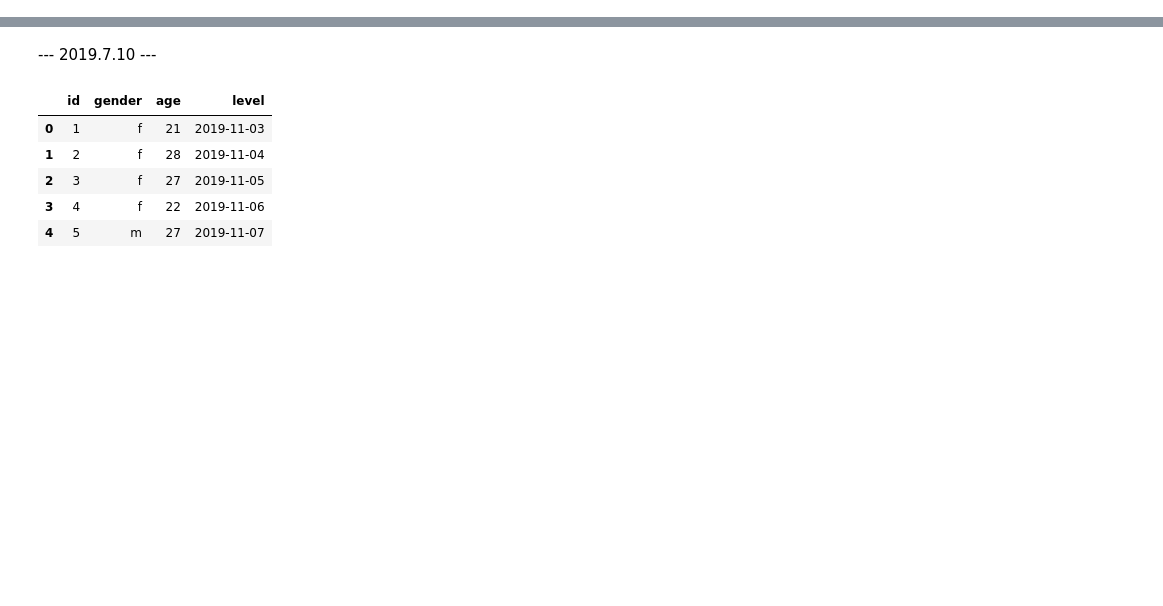
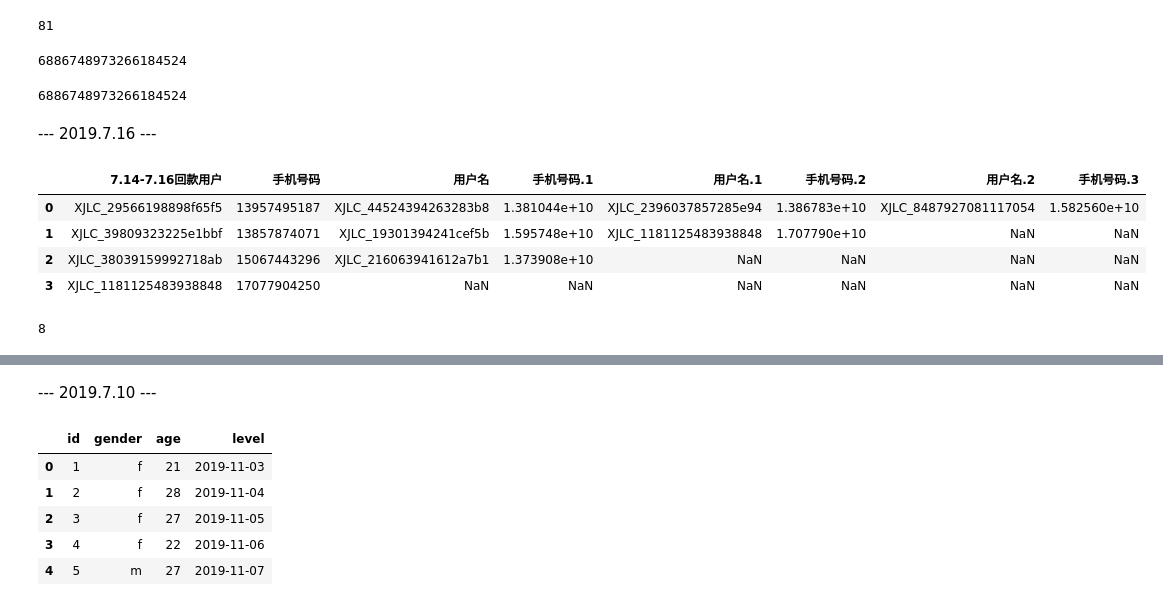
Before and after one commit to junzhu-github/jupyter_code, a Jupyter notebook: ipynb/tempt_notebook.ipynb, the cells around one changed output, grey strips where cells are left out. Cells and saved outputs as stored; diff of their text form; code cells hidden in the pictures; blank space fills up the shorter version.

```diff
--- a/ipynb/tempt_notebook.ipynb
+++ b/ipynb/tempt_notebook.ipynb
@@ -7,0 +735,30 @@ import matplotlib.pyplot as plt
+# %%
+x = 12345678987654321
+s = 0
+
+for i in str(x):
+    s += int(i)
+
+print(s)
+# %% [output]
+81
+# %%
+print(hash('wynfrith'))
+# %% [output]
+6886748973266184524
+# %%
+print(hash('wynfrith'))
+# %% [output]
+6886748973266184524
+# %% [markdown]
+--- 2019.7.16 ---
+# %%
+df = pd.read_excel(r'C:\Users\Dragon\Downloads\短信名单.xlsx')
+# %%
+df.head()
+# %% [output]
+|  | 7.14-7.16回款用户 | 手机号码 | 用户名 | 手机号码.1 | 用户名.1 | 手机号码.2 | 用户名.2 | 手机号码.3 |
+| 0 | XJLC_29566198898f65f5 | 13957495187 | XJLC_44524394263283b8 | 1.381044e+10 | XJLC_2396037857285e94 | 1.386783e+10 | XJLC_8487927081117054 | 1.582560e+10 |
+| 1 | XJLC_39809323225e1bbf | 13857874071 | XJLC_19301394241cef5b | 1.595748e+10 | XJLC_1181125483938848 | 1.707790e+10 | NaN | NaN |
+| 2 | XJLC_38039159992718ab | 15067443296 | XJLC_216063941612a7b1 | 1.373908e+10 | NaN | NaN | NaN | NaN |
+| 3 | XJLC_1181125483938848 | 17077904250 | NaN | NaN | NaN | NaN | NaN | NaN |
@@ -7,0 +767,4 @@ import matplotlib.pyplot as plt
+# %%
+n
+# %% [output]
+8
```
Also changed, not shown: parts of 103 cells of this notebook, 3 other files.
